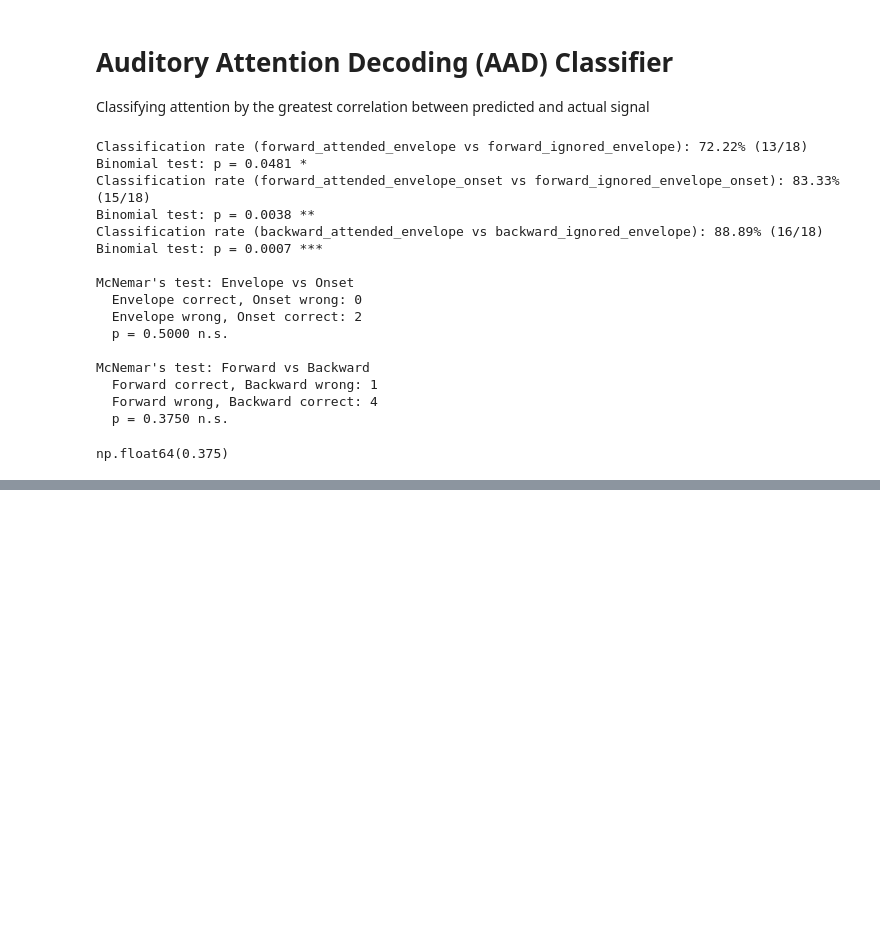
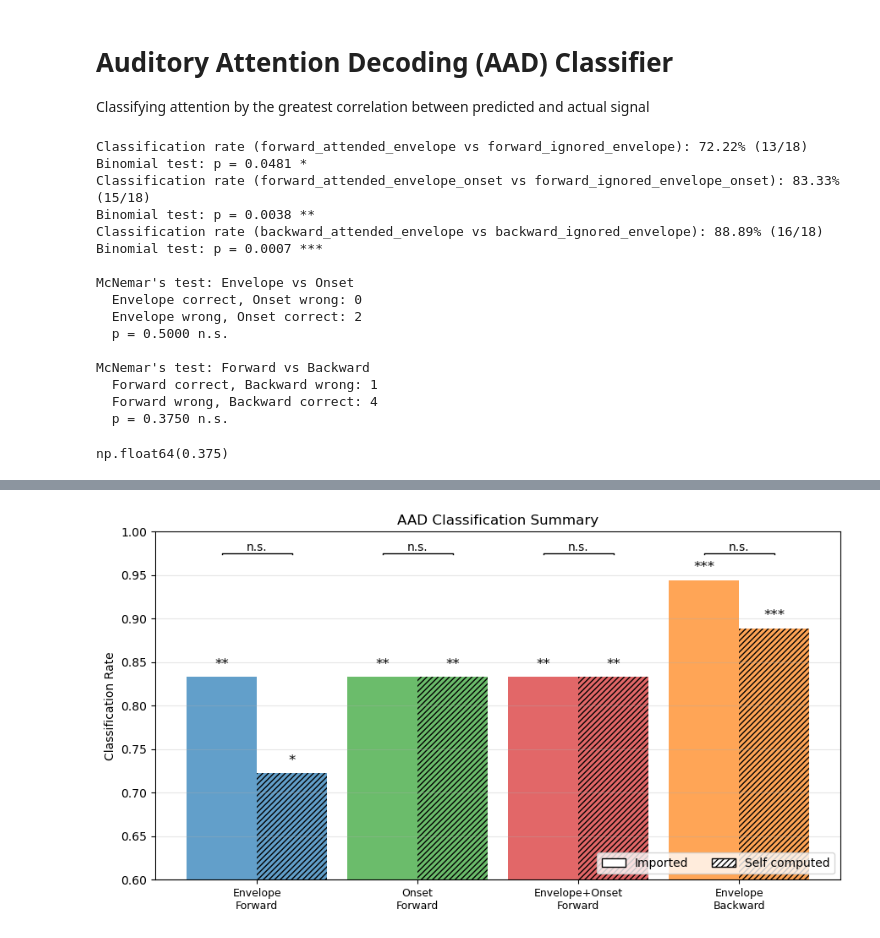
Before and after one commit to sylmester/fuglsang, a Jupyter notebook: figures/add_classifier.ipynb, the cells around one changed output, grey strips where cells are left out. Saved outputs shown, nothing was run; the diff lists cells and outputs as text; code cells hidden in the pictures; blank space fills up the shorter version.

```diff
--- a/figures/add_classifier.ipynb
+++ b/figures/add_classifier.ipynb
@@ -201,0 +204,94 @@ Binomial test: p = 0.0007 ***
+# %%
+def plot_aad_summary_comparison():
+    trf_dirs=[MAT_FILE_TRF_DIR, SELF_COMPUTED_TRF_DIR]
+
+    classifiers = [
+        (PREDICTOR_TYPE.ENVELOPE,       MODEL_TYPE.FORWARD,  'Envelope\nForward'),
+        (PREDICTOR_TYPE.ENVELOPE_ONSET, MODEL_TYPE.FORWARD,  'Onset\nForward'),
+        ([PREDICTOR_TYPE.ENVELOPE, PREDICTOR_TYPE.ENVELOPE_ONSET], MODEL_TYPE.FORWARD, 'Envelope+Onset\nForward'),
+        (PREDICTOR_TYPE.ENVELOPE,       MODEL_TYPE.BACKWARD, 'Envelope\nBackward'),
+    ]
+
+    n_cls  = len(classifiers)
+    n_dirs = len(trf_dirs)
+    trf_names = ["Imported", "Self computed"]
+
+    # rates[dir_idx][clf_idx], same for p_vals and results
+    rates   = np.zeros((n_dirs, n_cls))
+    p_vals  = np.zeros((n_dirs, n_cls))
+    results = [[None] * n_cls for _ in range(n_dirs)]
+
+    for d, trf_dir in enumerate(trf_dirs):
+        for c, (predictor, model_type, _) in enumerate(classifiers):
+            rate, p, res = aad_classifier(
+                predictor, ATTENTION_TYPE.ATTENDED, ATTENTION_TYPE.IGNORED,
+                model_type=model_type, trf_dir=trf_dir, plot=False
+            )
+            rates[d, c]   = rate
+            p_vals[d, c]  = p
+            results[d][c] = res
+
+    # Grouped bar layout
+    bar_width = 0.35
+    gap       = 0.1                          # extra space between classifier groups
+    group_w   = n_dirs * bar_width + gap
+    x         = np.arange(n_cls) * group_w  # center of each classifier group
+
+
+
+    fig, ax = plt.subplots(figsize=(max(9, n_cls * group_w * 1.8), 5))
+
+    clf_colors  = ['tab:blue', 'tab:green', 'tab:red', 'tab:orange']
+    dir_hatches = ['', '/////']
+
+    for d in range(n_dirs):
+        offsets = (d - (n_dirs - 1) / 2) * bar_width
+        x_d     = x + offsets
+        bars    = ax.bar(
+            x_d, rates[d], width=bar_width,
+            color=clf_colors[:n_cls], hatch=dir_hatches[d],
+            alpha=0.7, label=trf_names[d]
+        )
+
+        # Binomial sig markers
+        for i, (rate, p) in enumerate(zip(rates[d], p_vals[d])):
+            ax.text(x_d[i], rate + 0.01, helper_functions.sig_marker(p), ha='center', fontsize=12)
+
+    # Cross-dir sig lines per classifier group
+    base_y = rates.max() + 0.03
+    for c in range(n_cls):
+        x_left  = x[c] - bar_width / 2
+        x_right = x[c] + bar_width / 2
+        p_cross = compare_classifiers(
+            results[0][c], results[1][c],
+            f"{trf_names[0]} {classifiers[c][2]}", f"{trf_names[1]} {classifiers[c][2]}",
+            plot=False
+        )
+        helper_functions.add_sig_line(ax, x_left, x_right, base_y,
+                                      helper_functions.sig_marker(p_cross))
+
+
+
+    # Dir hatch legend entries
+    hatch_handles = [
+        Patch(facecolor='white', edgecolor='black', hatch=dir_hatches[d], label=trf_names[d])
+        for d in range(n_dirs)
+    ]
+
+    ax.legend(
+        handles=hatch_handles,
+        loc='lower right',
+        ncol=2,  # side by side or adjust to taste
+    )
+    ax.set_xticks(x)
+    ax.set_xticklabels([c[2] for c in classifiers], fontsize=9)
+    ax.set_ylabel('Classification Rate')
+    ax.set_title('AAD Classification Summary')
+    ax.set_ylim(0.6, 1)
+    #ax.legend(loc='lower right')
+    ax.grid(axis='y', alpha=0.3)
+    plt.tight_layout()
+    plt.savefig(FIGURES_DIR / f'{FUGLSANG}_aad_summary_comparison.pdf', bbox_inches='tight')
+    plt.show()
+plot_aad_summary_comparison()
+# %% [output]
@@ -201,0 +314 @@ Binomial test: p = 0.0007 ***
+[figure, added]
```
Also changed, not shown: parts of 3 cells of this notebook, 1 other file.
